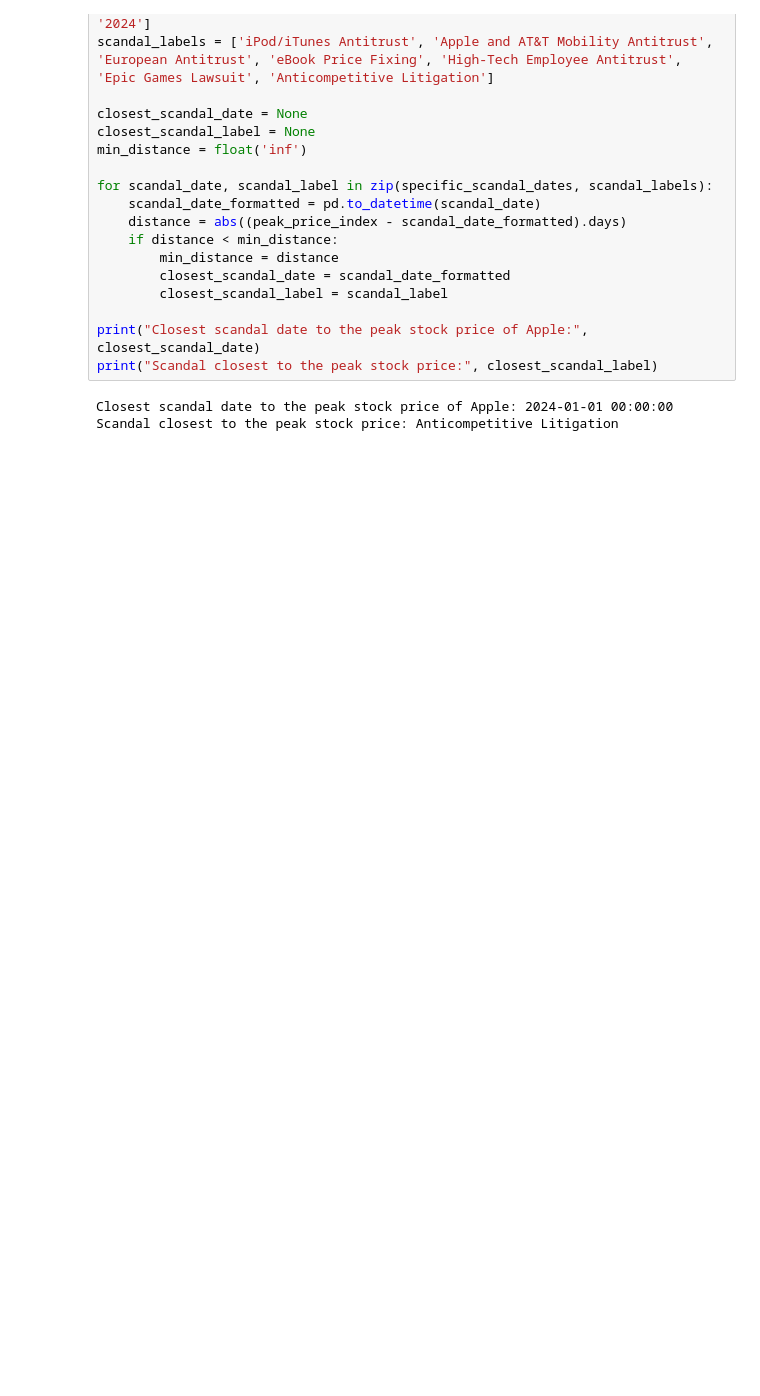
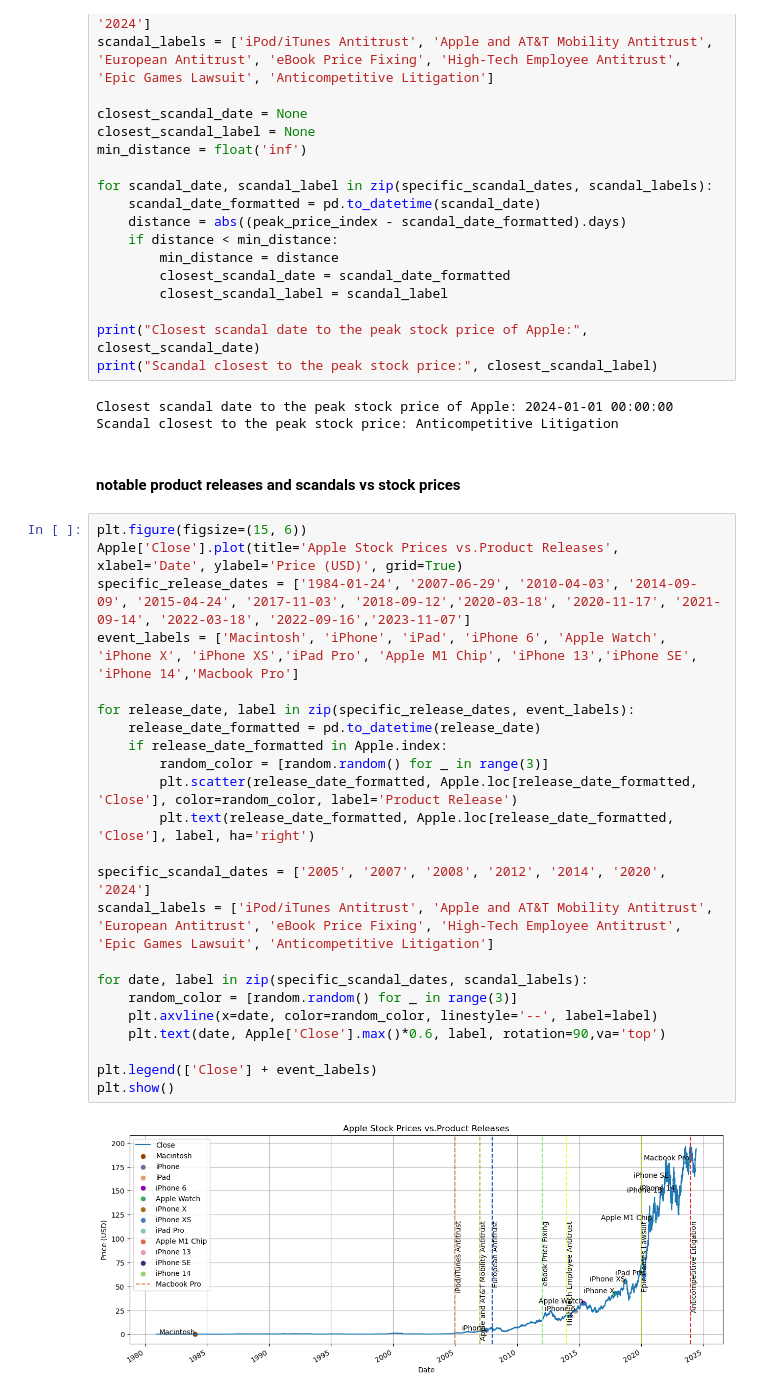
Before and after one commit to JewwyC/MGMT172GRP8, a Jupyter notebook: MGMT 172 - FINAL PROJECT (Q1).ipynb, the cells around one changed output. Cells and saved outputs as stored; diff of their text form; blank space fills up the shorter version.

```diff
--- a/MGMT 172 - FINAL PROJECT (Q1).ipynb
+++ b/MGMT 172 - FINAL PROJECT (Q1).ipynb
@@ -281,3 +291,30 @@ print("Scandal closest to the peak stock price:", closest_scandal_label)
 # %% [output]
 Closest scandal date to the peak stock price of Apple: 2024-01-01 00:00:00
 Scandal closest to the peak stock price: Anticompetitive Litigation
+# %% [markdown]
+#### notable product releases and scandals vs stock prices
+# %%
+plt.figure(figsize=(15, 6))
+Apple['Close'].plot(title='Apple Stock Prices vs.Product Releases', xlabel='Date', ylabel='Price (USD)', grid=True)
+specific_release_dates = ['1984-01-24', '2007-06-29', '2010-04-03', '2014-09-09', '2015-04-24', '2017-11-03', '2018-09-12','2020-03-18', '2020-11-17', '2021-09-14', '2022-03-18', '2022-09-16','2023-11-07']
+event_labels = ['Macintosh', 'iPhone', 'iPad', 'iPhone 6', 'Apple Watch', 'iPhone X', 'iPhone XS','iPad Pro', 'Apple M1 Chip', 'iPhone 13','iPhone SE', 'iPhone 14','Macbook Pro']
+
+for release_date, label in zip(specific_release_dates, event_labels):
+    release_date_formatted = pd.to_datetime(release_date)
+    if release_date_formatted in Apple.index:
+        random_color = [random.random() for _ in range(3)]
+        plt.scatter(release_date_formatted, Apple.loc[release_date_formatted, 'Close'], color=random_color, label='Product Release')
+        plt.text(release_date_formatted, Apple.loc[release_date_formatted, 'Close'], label, ha='right')
+
+specific_scandal_dates = ['2005', '2007', '2008', '2012', '2014', '2020', '2024']
+scandal_labels = ['iPod/iTunes Antitrust', 'Apple and AT&T Mobility Antitrust', 'European Antitrust', 'eBook Price Fixing', 'High-Tech Employee Antitrust', 'Epic Games Lawsuit', 'Anticompetitive Litigation']
+
+for date, label in zip(specific_scandal_dates, scandal_labels):
+    random_color = [random.random() for _ in range(3)]
+    plt.axvline(x=date, color=random_color, linestyle='--', label=label)
+    plt.text(date, Apple['Close'].max()*0.6, label, rotation=90,va='top')
+
+plt.legend(['Close'] + event_labels)
+plt.show()
+# %% [output]
+[figure, added]
```
Also changed, not shown: parts of 7 cells of this notebook.
